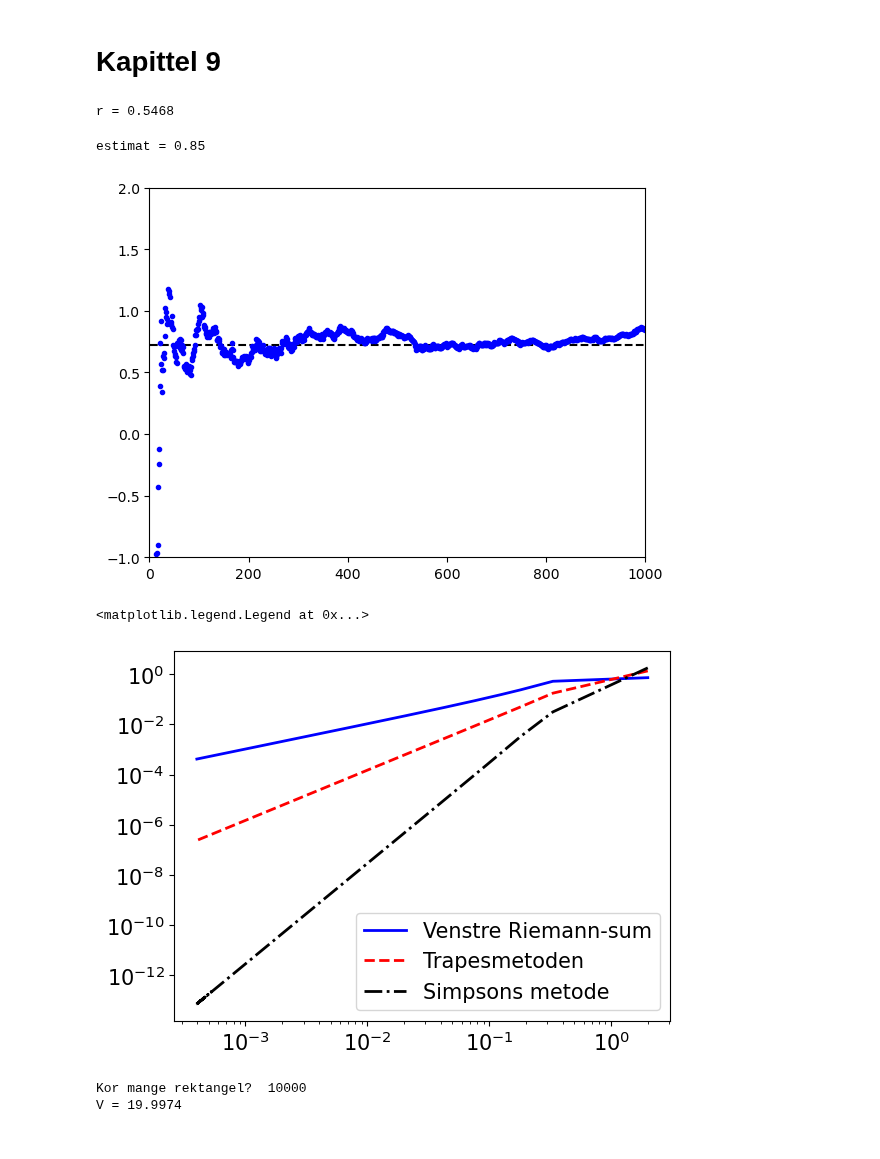
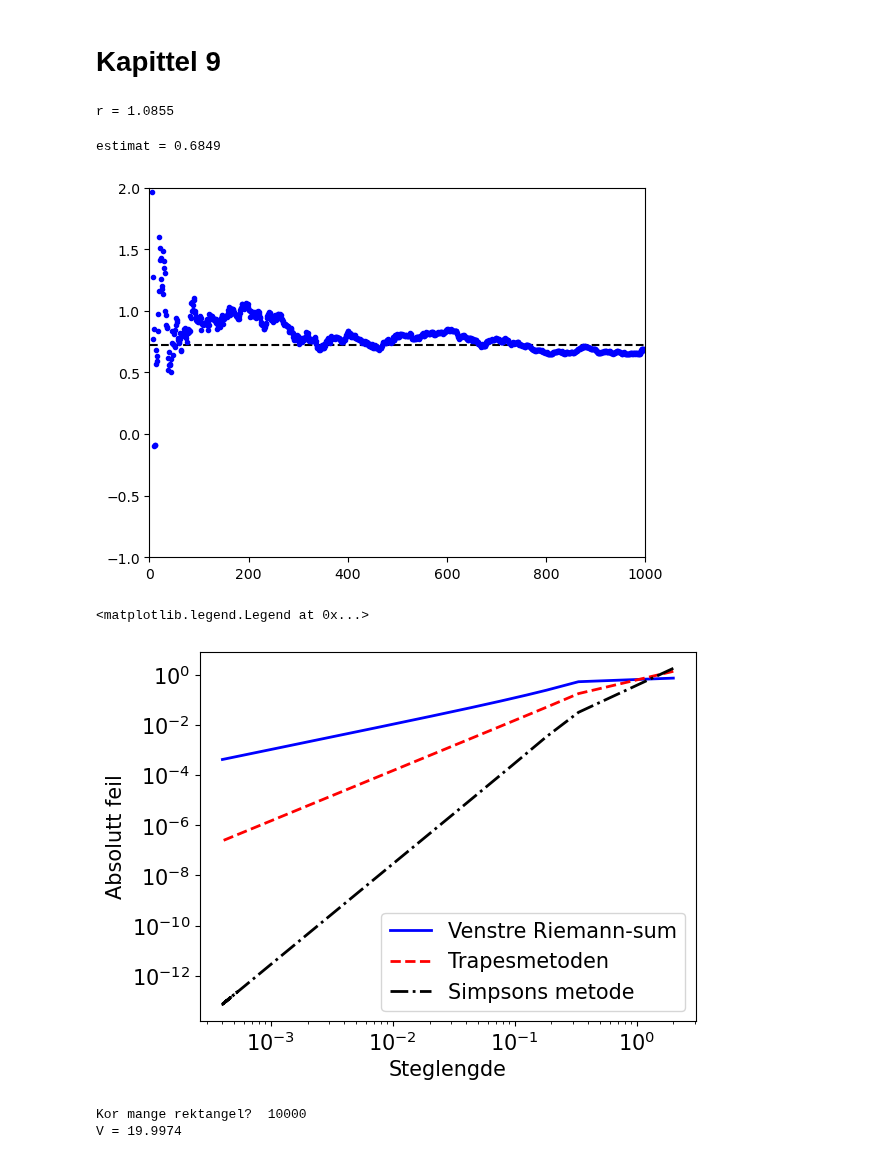
Before and after one commit to nummet/nummet, a Jupyter notebook: Kap_09_Numerisk_integrasjon/Numerisk_integrasjon_Python.ipynb, the cells around one changed output. Saved outputs shown, nothing was run; the diff lists cells and outputs as text; code cells hidden in the pictures.

```diff
--- a/Kap_09_Numerisk_integrasjon/Numerisk_integrasjon_Python.ipynb
+++ b/Kap_09_Numerisk_integrasjon/Numerisk_integrasjon_Python.ipynb
@@ -7,12 +7,18 @@ import random
 import numpy as np
 import matplotlib.pyplot as plt
 # %%
+#Brukar ein tilfeldig tal generator go sett "seed"-verdi
+#for å kunne gjenskape plott og resultat i boka.
+#NB: Ikkje ha med seed til vanlig!
+# Fra NP doc: "New code should use the random method of a Generator instance instead; please see the Quick start."
+tilfeldig = np.random.default_rng(seed=1000)
+
 a = -1
 b = 3
-r = a+(b-a)*random.random()
+r = a+(b-a)*tilfeldig.random()
 print(f'r = {r:.4f}')
 # %% [output]
-r = 0.5468
+r = 1.0855
 # %%
 # MonteCarloPlott.m
 
@@ -43,7 +49,7 @@ plt.plot(range(1, n_max+1), fasit*np.ones(n_max), 'k--')
 
 # Vi utfører uttrekka og legg til summen for kvar gong
 for n in range(1, n_max+1):
-    x = a+(b-a)*random.random()
+    x = a+(b-a)*tilfeldig.random()
     MC_sum = MC_sum+funk(x)
     estimat = (b-a)*MC_sum/n         # Integral-estimat
     plt.plot(n, estimat, 'b.')       # Plottar estimat
@@ -54,8 +60,8 @@ plt.ylim(-1, 2)
 # Skriv svaret til skjerm
 print(f'estimat = {estimat:.4f}')
 # %% [output]
-estimat = 0.85
+estimat = 0.6849
-[figure, old version]
+[figure, new version]
 # %%
 # RiemannFunkV.m (fra Canvas)
 
@@ -120,12 +126,12 @@ def simpsons_funk(funk, a, b, N):
 
     # Oddetalsbidrag
     for n in range(1, N, 2):
-        x = a+n*delta_x            # Oppdaterar x
+        x = a+n*delta_x           # Oppdaterar x
         S = S+4*funk(x)           # Oppdaterar summen
 
     # Partalssbidrag
     for n in range(2, N-1, 2):
-        x = a+n*delta_x            # Oppdaterar x
+        x = a+n*delta_x           # Oppdaterar x
         S = S+2*funk(x)           # Oppdaterar summen
 
     # Korrigerar svar med delta_x/3
@@ -146,35 +152,37 @@ a = -1
 b = 3
 fasit = (np.cos(1)-np.cos(9))/2
 
 # Lagar vektor med n-verdiar
 n_start = 2
 n_steg = 10
 n_slutt = 10000
 n_vektor = np.arange(n_start, n_slutt+1, n_steg)
 h_vektor = (b-a)/n_vektor
 
 V_vektor = np.zeros_like(n_vektor, dtype=np.float64)
 T_vektor = np.zeros_like(n_vektor, dtype=np.float64)
 S_vektor = np.zeros_like(n_vektor, dtype=np.float64)
 
 # Lagar vektorar med estimat
 indeks = 0
 for n in n_vektor:
     V_vektor[indeks] = riemann_funk_V(funk, a, b, n)
     T_vektor[indeks] = trapes_funk(funk, a, b, n)
     S_vektor[indeks] = simpsons_funk(funk, a, b, n)
     indeks = indeks+1
 
 # Plottar feilen
-plt.rcParams.update({'font.size': 15})
 plt.loglog(h_vektor, abs(V_vektor-fasit), 'b-', linewidth=2, label="Venstre Riemann-sum")
 plt.loglog(h_vektor, abs(T_vektor-fasit), 'r--', linewidth=2, label="Trapesmetoden")
 plt.loglog(h_vektor, abs(S_vektor-fasit), 'k-.', linewidth=2, label="Simpsons metode")
 
+plt.xlabel('Steglengde')
+plt.ylabel('Absolutt feil')
+
 plt.legend(loc="lower right")
 # %% [output]
 <matplotlib.legend.Legend at 0x...>
-[figure, old version]
+[figure, new version]
 # %%
 # RektangelSum.m
 
```
Also changed, not shown: parts of 5 cells of this notebook.
